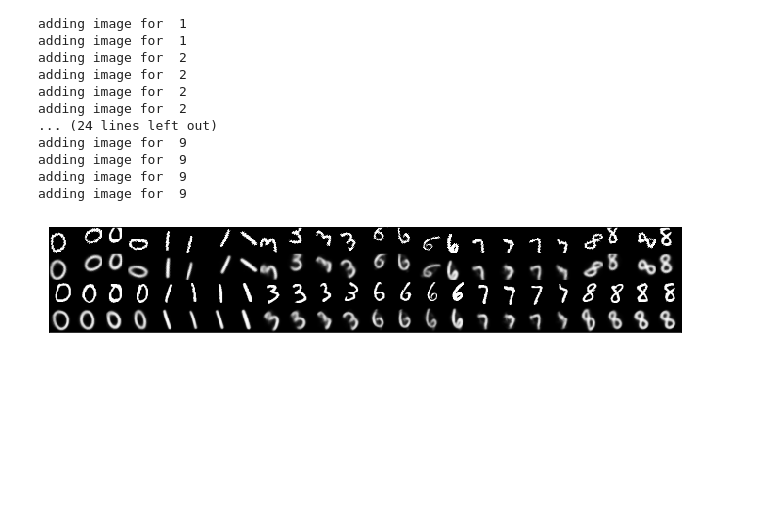
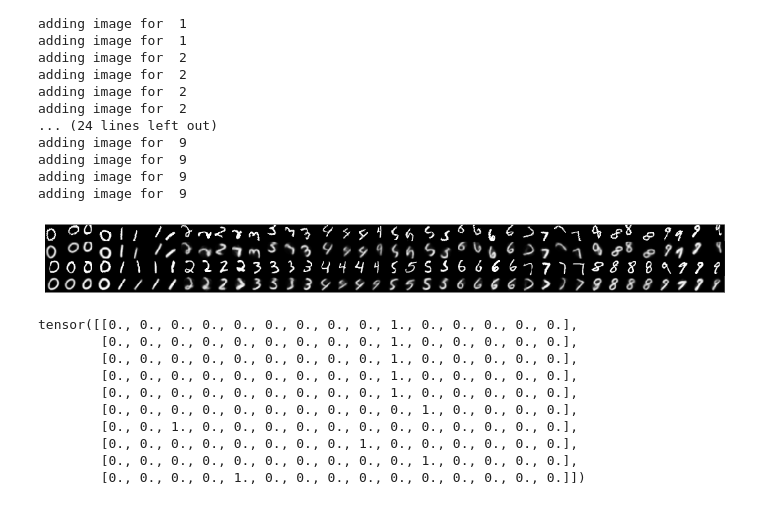
Before and after one commit to yorkiva/MCE-VAE, a Jupyter notebook: Tester.ipynb, the cells around one changed output. Cells and saved outputs as stored; diff of their text form; code cells hidden in the pictures; blank space fills up the shorter version.

```diff
--- a/Tester.ipynb
+++ b/Tester.ipynb
@@ -63,7 +80,7 @@ x_hat = x_hat.cpu()
 x_rec = x_rec.cpu()
 x_init = x_init.cpu()
 
-def plotter(nrow, ncol, subplot_index, dataset, start_index = 100, nimages= 50):
+def plotter(nrow, ncol, subplot_index, dataset, start_index = 0, nimages= 50):
     plt.subplot(nrow,ncol, subplot_index)
     images = dataset[start_index].reshape((28,-1))
     for i in range(start_index+1,start_index+nimages):
@@ -102,23 +161,26 @@ y = mnist_SE2_target
 rec_loss = torch.sum(-(x * torch.log(x_hat) + (1-x)*torch.log(1-x_hat)), dim=(1,2,3))
 # %%
 for ii in range(10):
-    #target = y[ii].item
-    all_x = x[y == ii]
-    all_x_hat = x_hat[y == ii]
-    all_x_rec = x_rec[y == ii]
-    all_x_init = x_init[y == ii]
+    target = y[ii].item
+    all_x[ii] = x[y == ii]
+    all_x_hat[ii] = x_hat[y == ii]
+    all_x_rec[ii] = x_rec[y == ii]
+    all_x_init[ii] = x_init[y == ii]
+    all_x_prob[ii] = x_prob[y == ii]
     losses = rec_loss[y == ii]
-    _minsum = torch.min(torch.sum(all_x, (1,2,3))).item()
-    _maxsum = torch.max(torch.sum(all_x, (1,2,3))).item()
+    _minsum = torch.min(torch.sum(all_x[ii], (1,2,3))).item()
+    _maxsum = torch.max(torch.sum(all_x[ii], (1,2,3))).item()
     _minloss = torch.min(losses).item()
-    for jj in range(all_x.shape[0]):
-        this_sum = torch.sum(all_x[jj]).item()
-        if this_sum > (_minsum + _maxsum)/4.0 and len(image_map_x[ii]) < 4 and losses[jj] < 1.5*_minloss:
+    for jj in range(all_x[ii].shape[0]):
+        this_sum = torch.sum(all_x[ii][jj]).item()
+        if this_sum > (_minsum + _maxsum)/4.0 \
+        and len(image_map_x[ii]) < 4 \
+        and losses[jj] < 1.5*_minloss:
             print("adding image for ", ii)
-            image_map_x[ii].append(all_x[jj])
-            image_map_x_hat[ii].append(all_x_hat[jj])
-            image_map_x_rec[ii].append(all_x_rec[jj])
-            image_map_x_init[ii].append(all_x_init[jj])
+            image_map_x[ii].append(all_x[ii][jj])
+            image_map_x_hat[ii].append(all_x_hat[ii][jj])
+            image_map_x_rec[ii].append(all_x_rec[ii][jj])
+            image_map_x_init[ii].append(all_x_init[ii][jj])
 # %% [output]
 adding image for  0
 adding image for  0
@@ -155,7 +217,20 @@ def recoSampler(keys = range(10)):
     plotter(4,1,3, im_x_init, 0, int(len(im_x)))
     plotter(4,1,4, im_x_rec, 0, int(len(im_x)))
 # %%
-recoSampler([0,1,3,6,7,8])
+recoSampler([0,1,2,3,4,5,6,7,8,9])
 plt.savefig("images/" + modelname.replace("_checkpoint", "_sample.png"))
 # %% [output]
-[figure, old version]
+[figure, new version]
+# %%
+all_x_prob[7][0:10]
+# %% [output]
+tensor([[0., 0., 0., 0., 0., 0., 0., 0., 0., 1., 0., 0., 0., 0., 0.],
+        [0., 0., 0., 0., 0., 0., 0., 0., 0., 1., 0., 0., 0., 0., 0.],
+        [0., 0., 0., 0., 0., 0., 0., 0., 0., 1., 0., 0., 0., 0., 0.],
+        [0., 0., 0., 0., 0., 0., 0., 0., 0., 1., 0., 0., 0., 0., 0.],
+        [0., 0., 0., 0., 0., 0., 0., 0., 0., 1., 0., 0., 0., 0., 0.],
+        [0., 0., 0., 0., 0., 0., 0., 0., 0., 0., 1., 0., 0., 0., 0.],
+        [0., 0., 1., 0., 0., 0., 0., 0., 0., 0., 0., 0., 0., 0., 0.],
+        [0., 0., 0., 0., 0., 0., 0., 0., 1., 0., 0., 0., 0., 0., 0.],
+        [0., 0., 0., 0., 0., 0., 0., 0., 0., 0., 1., 0., 0., 0., 0.],
+        [0., 0., 0., 0., 1., 0., 0., 0., 0., 0., 0., 0., 0., 0., 0.]])
```
Also changed, not shown: parts of 12 cells of this notebook, 2 other files.
